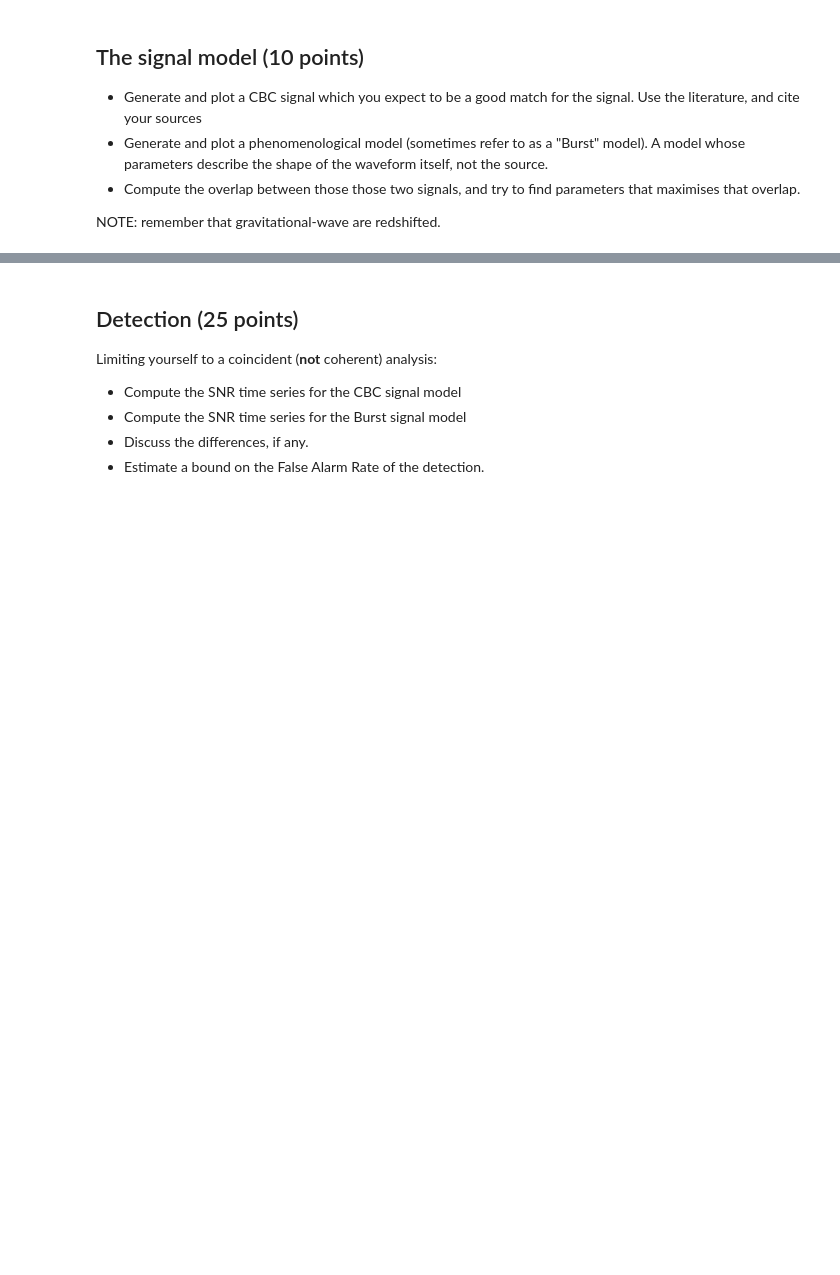
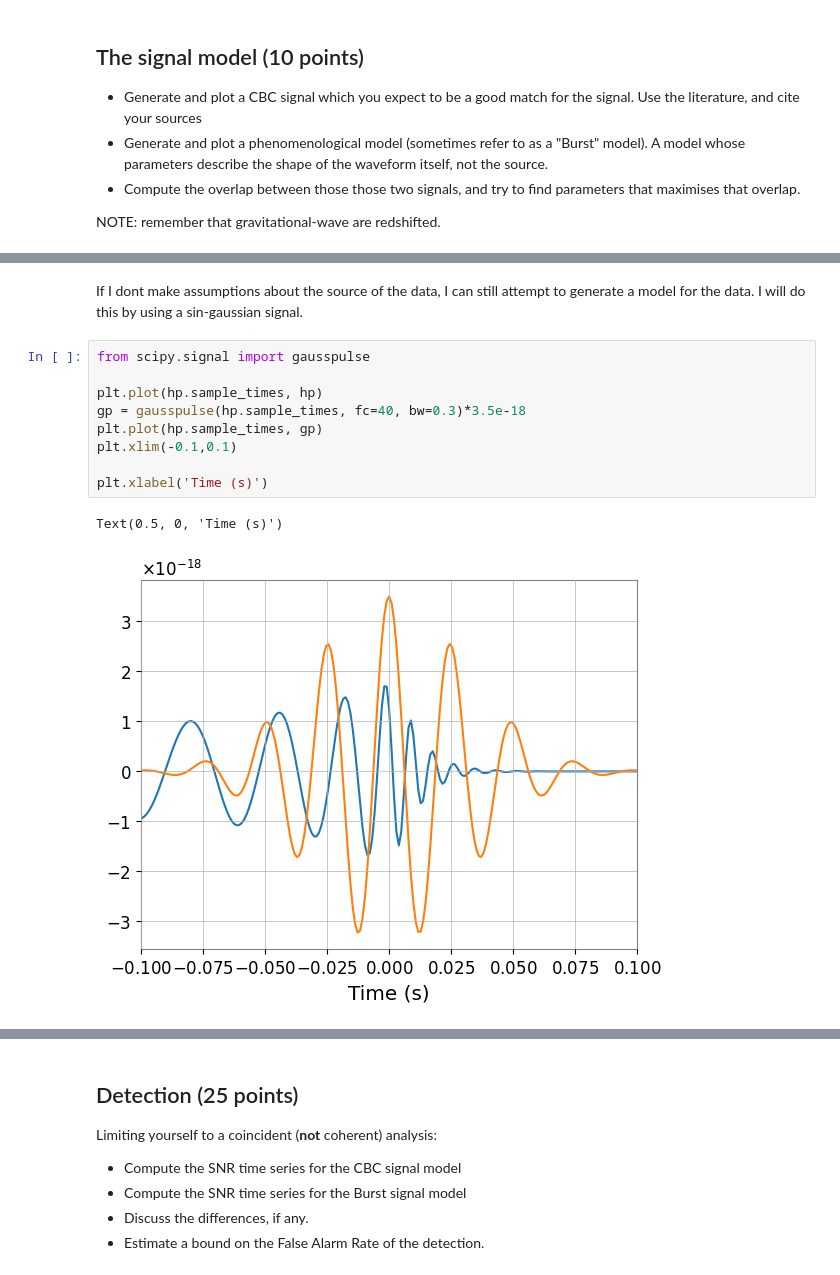
Before and after one commit to Clarke-Jools-36/GWAstro, a Jupyter notebook: final_project.ipynb, the cells around one changed output, grey strips where cells are left out. Saved outputs shown, nothing was run; the diff lists cells and outputs as text; blank space fills up the shorter version.

```diff
--- a/final_project.ipynb
+++ b/final_project.ipynb
@@ -143,0 +207,14 @@ NOTE: remember that gravitational-wave are redshifted.
+# %% [markdown]
+If I dont make assumptions about the source of the data, I can still attempt to generate a model for the data. I will do this by using a sin-gaussian signal.
+# %%
+from scipy.signal import gausspulse
+
+plt.plot(hp.sample_times, hp)
+gp = gausspulse(hp.sample_times, fc=40, bw=0.3)*3.5e-18
+plt.plot(hp.sample_times, gp)
+plt.xlim(-0.1,0.1)
+
+plt.xlabel('Time (s)')
+# %% [output]
+Text(0.5, 0, 'Time (s)')
+[figure, added]
```
Also changed, not shown: parts of 11 cells of this notebook.
